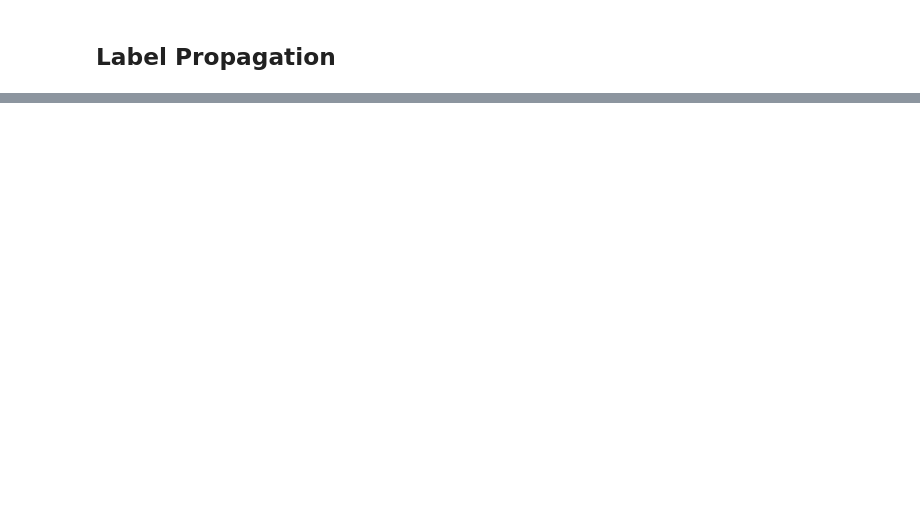
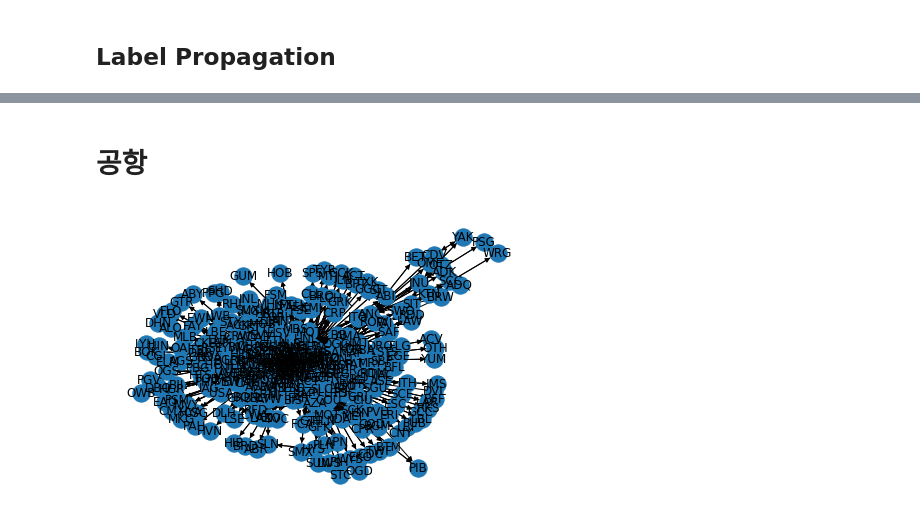
Before and after one commit to chunsejin/KGProjects_DAU, a Jupyter notebook: Appendix_Networkx.ipynb, the cells around one changed output, grey strips where cells are left out. Saved outputs shown, nothing was run; the diff lists cells and outputs as text; code cells hidden in the pictures; blank space fills up the shorter version.

```diff
--- a/Appendix_Networkx.ipynb
+++ b/Appendix_Networkx.ipynb
@@ -403,0 +345,2 @@ plt.show()
+# %% [markdown]
+# 공항
@@ -403,0 +349,10 @@ plt.show()
+# %%
+trips = pd.read_csv("data/188591317_T_ONTIME.csv.gz", low_memory=False)
+# %%
+trips.rename(columns={"ORIGIN":"src", "DEST":"dst", "DEP_DELAY":"deptDelay", "ARR_DELAY":"arrDelay","TAIL_NUM":"tailNumber","FL_NUM":"flightNumber","FL_DATE":"date", "CRS_DEP_TIME":"time","CRS_ARR_TIME":"arrivalTime","DISTANCE":"distance","UNIQUE_CARRIER":"airline"}, inplace=True)
+# %%
+G = nx.from_pandas_edgelist(trips, source="src", target="dst", edge_attr=['distance'], create_using=nx.DiGraph())
+# %%
+nx.draw(G, with_labels=True, arrows=True)
+# %% [output]
+[figure, added]
```
Also changed, not shown: parts of 30 cells of this notebook, 1 other file.
